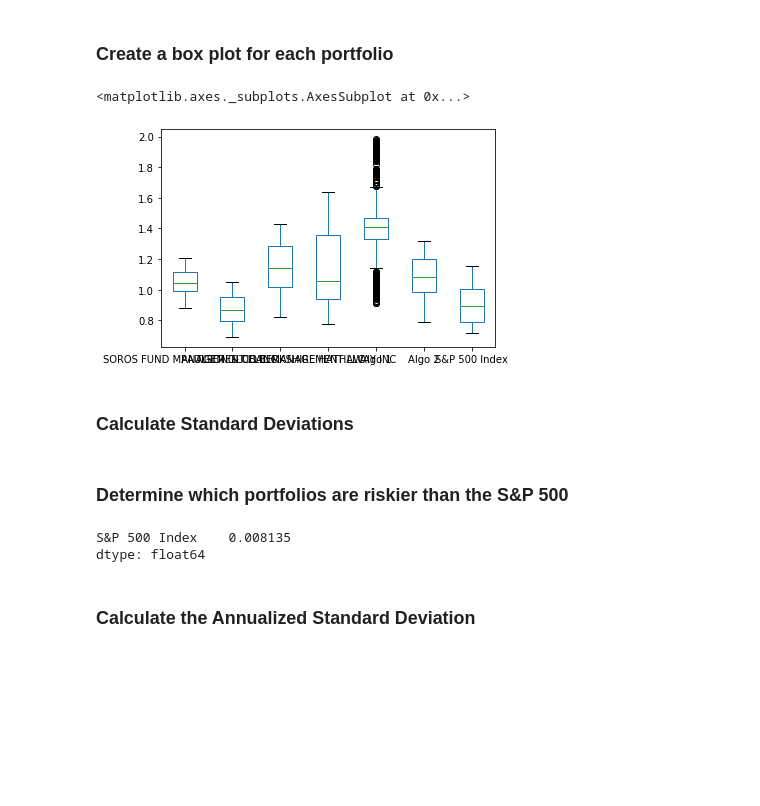
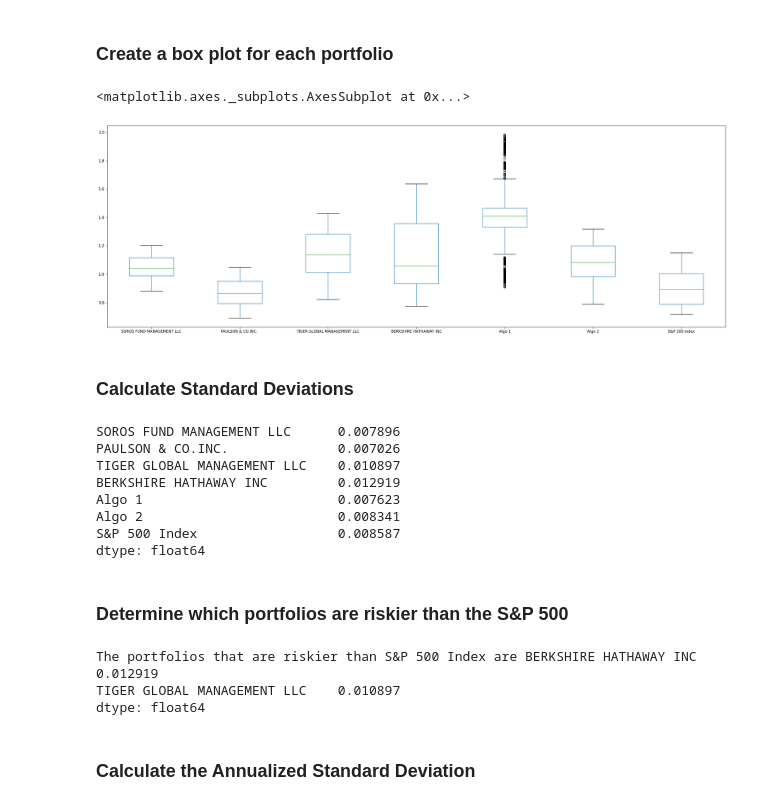
Before and after one commit to jayxcao/python-week4, a Jupyter notebook: whale_analysis.ipynb, the cells around one changed output. Cells and saved outputs as stored; diff of their text form; code cells hidden in the pictures; blank space fills up the shorter version.

```diff
--- a/whale_analysis.ipynb
+++ b/whale_analysis.ipynb
@@ -238,10 +233,10 @@ Determine the _risk_ of each portfolio:
 ### Create a box plot for each portfolio
 # %%
 # Box plot to visually show risk
-concat_cr.plot.box()
+concat_cr.plot.box(figsize=(30,10))
 # %% [output]
 <matplotlib.axes._subplots.AxesSubplot at 0x...>
-[figure, old version]
+[figure, new version]
 # %% [markdown]
 ### Calculate Standard Deviations
 # %%
@@ -251,15 +246,28 @@ algo_std = algo_data_nonull.std()
 whale_std = whale_data_nonull.std()
 
 concat_std = concat_df.std()
+concat_std
+# %% [output]
+SOROS FUND MANAGEMENT LLC      0.007896
+PAULSON & CO.INC.              0.007026
+TIGER GLOBAL MANAGEMENT LLC    0.010897
+BERKSHIRE HATHAWAY INC         0.012919
+Algo 1                         0.007623
+Algo 2                         0.008341
+S&P 500 Index                  0.008587
+dtype: float64
 # %% [markdown]
 ### Determine which portfolios are riskier than the S&P 500
 # %%
 # Calculate  the daily standard deviation of S&P 500
-sp500_std.head()
+sp500_std = pd.DataFrame(sp500_std)
+sp500_std
 # Determine which portfolios are riskier than the S&P 500
-#concat_std.head()
+concat_sort = concat_std.sort_values(ascending=False)
+print(f"The portfolios that are riskier than S&P 500 Index are {concat_sort.head(2)}")
 # %% [output]
-S&P 500 Index    0.008135
+The portfolios that are riskier than S&P 500 Index are BERKSHIRE HATHAWAY INC         0.012919
+TIGER GLOBAL MANAGEMENT LLC    0.010897
 dtype: float64
 # %% [markdown]
 ### Calculate the Annualized Standard Deviation
```
Also changed, not shown: parts of 35 cells of this notebook, 3 other files.
